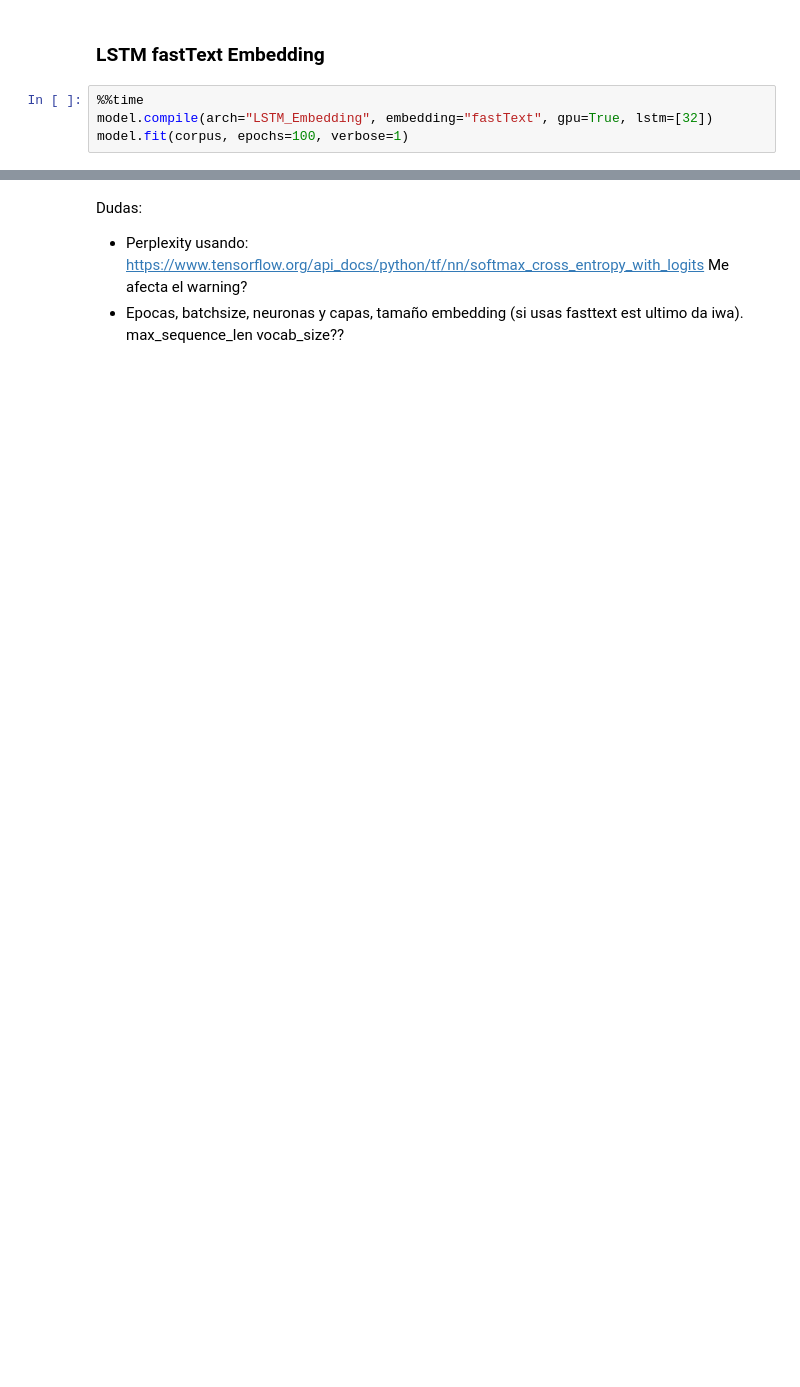
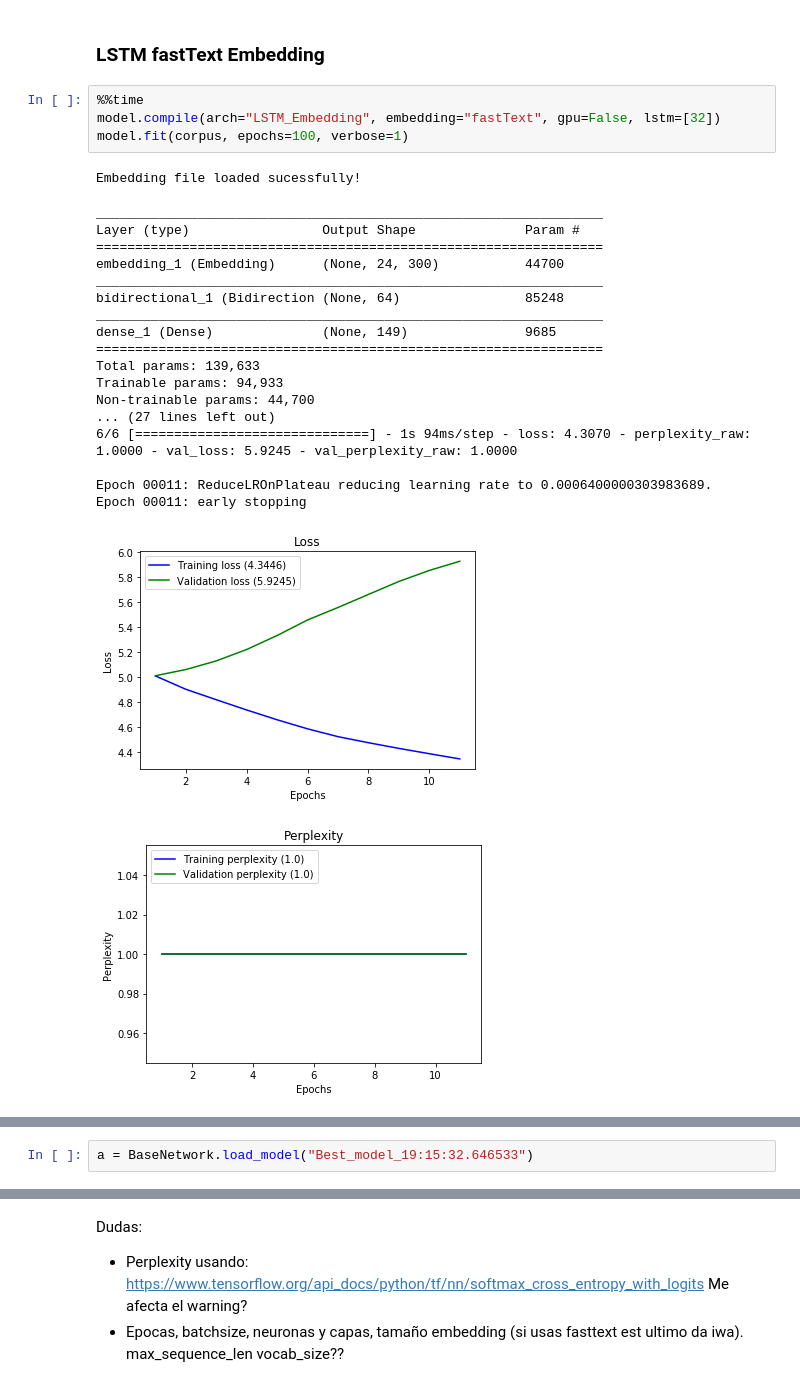
Before and after one commit to GuillemGSubies/TFG, a Jupyter notebook: fit_generator.ipynb, the cells around one changed output, grey strips where cells are left out. Cells and saved outputs as stored; diff of their text form; blank space fills up the shorter version.

```diff
--- a/fit_generator.ipynb
+++ b/fit_generator.ipynb
@@ -59,5 +60,26 @@ model.fit(corpus, epochs=100, verbose=1)
 ### LSTM fastText Embedding
 # %%
 %%time
-model.compile(arch="LSTM_Embedding", embedding="fastText", gpu=True, lstm=[32])
+model.compile(arch="LSTM_Embedding", embedding="fastText", gpu=False, lstm=[32])
 model.fit(corpus, epochs=100, verbose=1)
+# %% [output]
+Embedding file loaded sucessfully!
+_________________________________________________________________
+Layer (type)                 Output Shape              Param #
+=================================================================
+embedding_1 (Embedding)      (None, 24, 300)           44700
+_________________________________________________________________
+bidirectional_1 (Bidirection (None, 64)                85248
+_________________________________________________________________
+dense_1 (Dense)              (None, 149)               9685
+=================================================================
+Total params: 139,633
+Trainable params: 94,933
+Non-trainable params: 44,700
+... (27 lines left out)
+6/6 [==============================] - 1s 94ms/step - loss: 4.3070 - perplexity_raw: 1.0000 - val_loss: 5.9245 - val_perplexity_raw: 1.0000
+
+Epoch 00011: ReduceLROnPlateau reducing learning rate to 0.0006400000303983689.
+Epoch 00011: early stopping
+[figure, added]
+[figure, added]
@@ -63,0 +88,2 @@ model.fit(corpus, epochs=100, verbose=1)
+# %%
+a = BaseNetwork.load_model("Best_model_19:15:32.646533")
```
Also changed, not shown: parts of 19 cells of this notebook, 9 other files.
